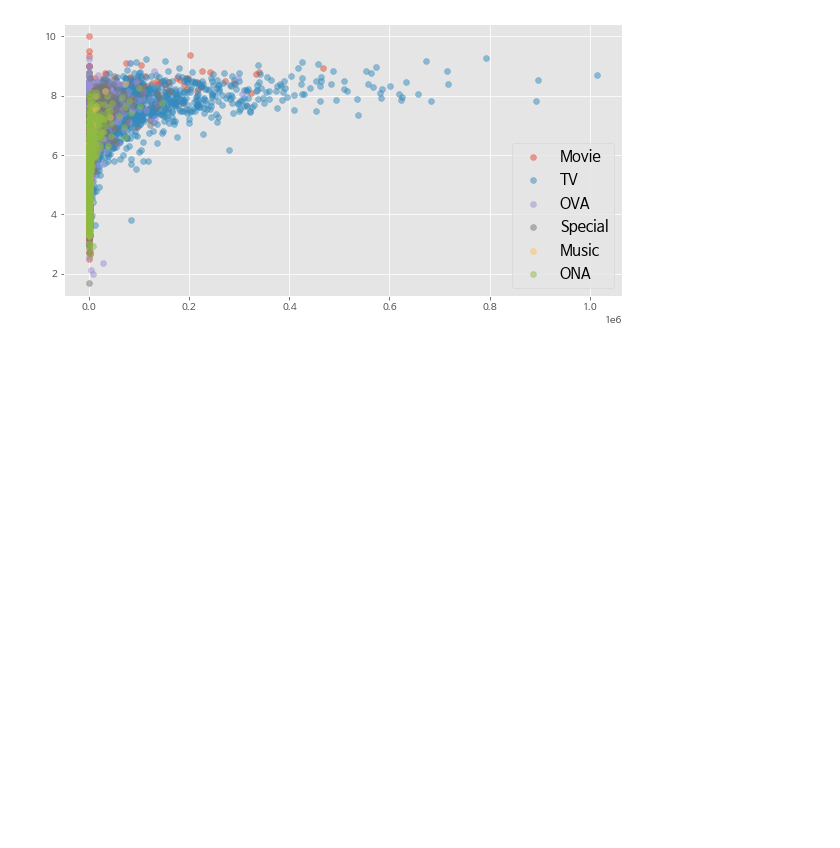
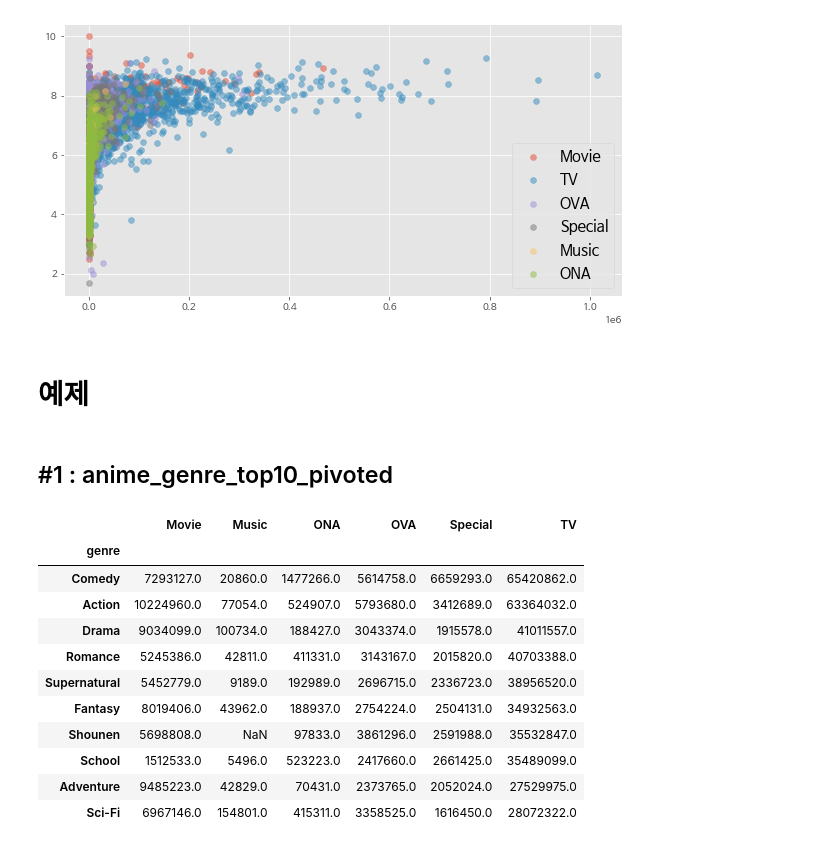
Before and after one commit to led156/SKT-FLYAI, a Jupyter notebook: 파이썬/Pandas.ipynb, the cells around one changed output. Saved outputs shown, nothing was run; the diff lists cells and outputs as text; code cells hidden in the pictures; blank space fills up the shorter version.

```diff
--- a/파이썬/Pandas.ipynb
+++ b/파이썬/Pandas.ipynb
@@ -424,3 +424,26 @@ ax.legend(loc='lower right', fontsize=15)
 plt.show()
 # %% [output]
 [figure]
+# %% [markdown]
+# 예제
+# %% [markdown]
+## #1 : anime_genre_top10_pivoted
+# %%
+import pandas as pd
+import matplotlib.pyplot as plt
+
+df = pd.read_csv('./sample/anime_genre_top10_pivoted.csv', index_col = 'genre')
+df
+# %% [output]
+|  | Movie | Music | ONA | OVA | Special | TV |
+| genre |  |  |  |  |  |  |
+| Comedy | 7293127.0 | 20860.0 | 1477266.0 | 5614758.0 | 6659293.0 | 65420862.0 |
+| Action | 10224960.0 | 77054.0 | 524907.0 | 5793680.0 | 3412689.0 | 63364032.0 |
+| Drama | 9034099.0 | 100734.0 | 188427.0 | 3043374.0 | 1915578.0 | 41011557.0 |
+| Romance | 5245386.0 | 42811.0 | 411331.0 | 3143167.0 | 2015820.0 | 40703388.0 |
+| Supernatural | 5452779.0 | 9189.0 | 192989.0 | 2696715.0 | 2336723.0 | 38956520.0 |
+| Fantasy | 8019406.0 | 43962.0 | 188937.0 | 2754224.0 | 2504131.0 | 34932563.0 |
+| Shounen | 5698808.0 | NaN | 97833.0 | 3861296.0 | 2591988.0 | 35532847.0 |
+| School | 1512533.0 | 5496.0 | 523223.0 | 2417660.0 | 2661425.0 | 35489099.0 |
+| Adventure | 9485223.0 | 42829.0 | 70431.0 | 2373765.0 | 2052024.0 | 27529975.0 |
+| Sci-Fi | 6967146.0 | 154801.0 | 415311.0 | 3358525.0 | 1616450.0 | 28072322.0 |
```
Also changed, not shown: parts of 8 cells of this notebook.
